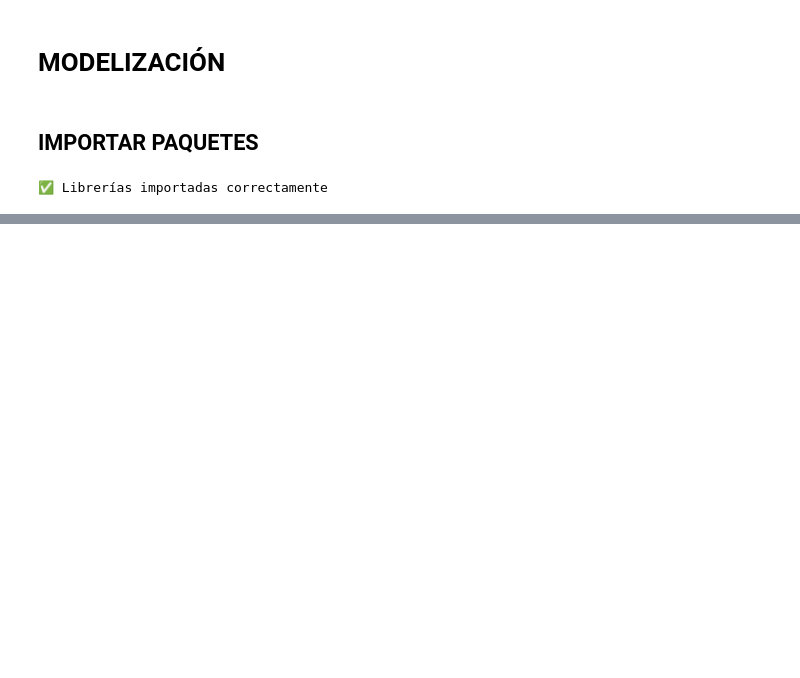
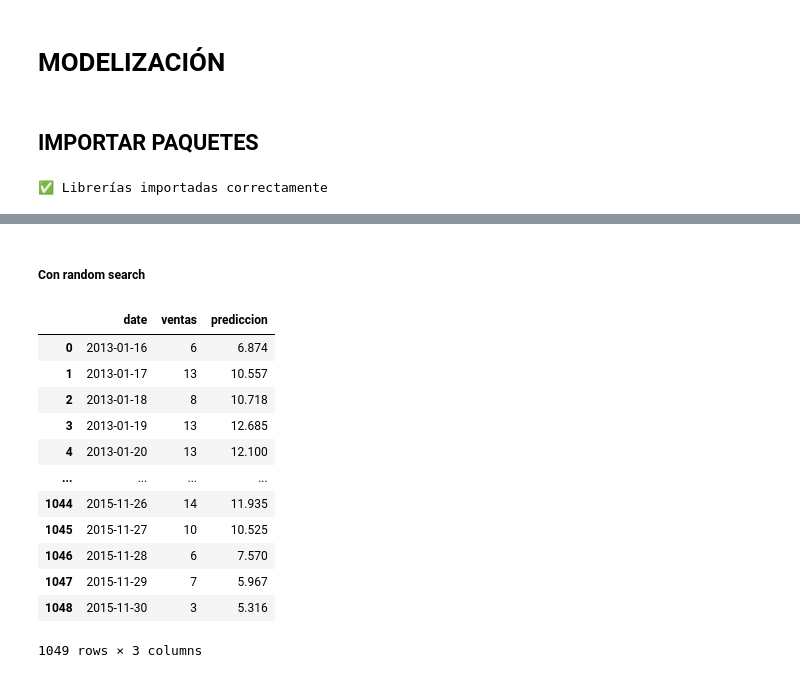
Before and after one commit to PabloHVega/ForecastingRetail, a Jupyter notebook: 03_notebooks/06_Modelizacion.ipynb, the cells around one changed output, grey strips where cells are left out. Saved outputs shown, nothing was run; the diff lists cells and outputs as text; code cells hidden in the pictures; blank space fills up the shorter version.

```diff
--- a/03_notebooks/06_Modelizacion.ipynb
+++ b/03_notebooks/06_Modelizacion.ipynb
@@ -36,0 +90,2 @@ print("✅ Librerías importadas correctamente")
+# %% [markdown]
+##### Con random search
@@ -36,0 +112,16 @@ print("✅ Librerías importadas correctamente")
+# %%
+temp
+# %% [output]
+|  | date | ventas | prediccion |
+| 0 | 2013-01-16 | 6 | 6.874 |
+| 1 | 2013-01-17 | 13 | 10.557 |
+| 2 | 2013-01-18 | 8 | 10.718 |
+| 3 | 2013-01-19 | 13 | 12.685 |
+| 4 | 2013-01-20 | 13 | 12.100 |
+| ... | ... | ... | ... |
+| 1044 | 2015-11-26 | 14 | 11.935 |
+| 1045 | 2015-11-27 | 10 | 10.525 |
+| 1046 | 2015-11-28 | 6 | 7.570 |
+| 1047 | 2015-11-29 | 7 | 5.967 |
+| 1048 | 2015-11-30 | 3 | 5.316 |
+1049 rows × 3 columns
```
Also changed, not shown: parts of 23 cells of this notebook.
